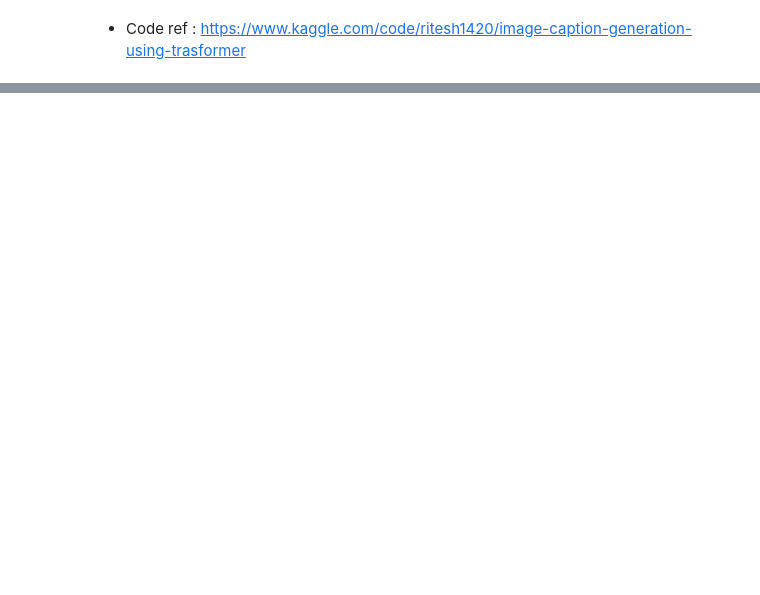
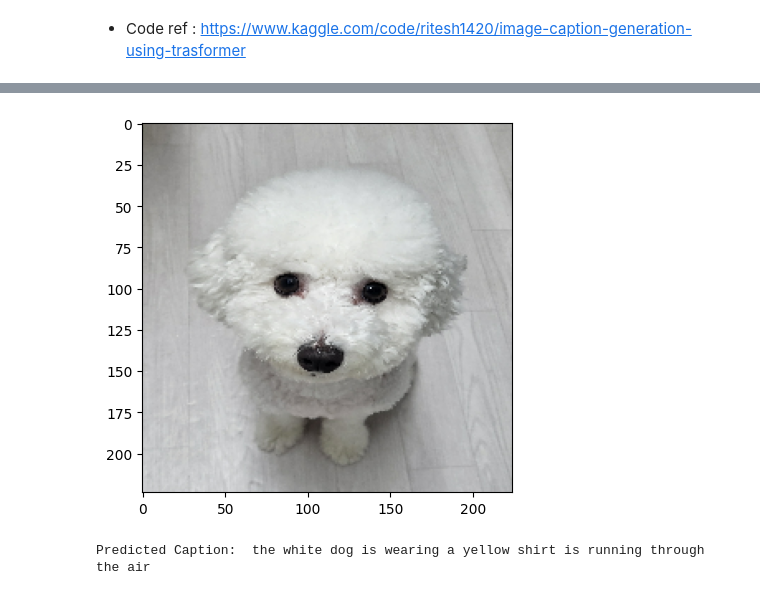
Before and after one commit to hji1014/HJI_Deep-Learning, a Jupyter notebook: 01_Tensorflow_2.x/06_Basic_NIC-with-Transformer/01_Basic_NIC+Transformer.ipynb, the cells around one changed output, grey strips where cells are left out. Saved outputs shown, nothing was run; the diff lists cells and outputs as text; code cells hidden in the pictures; blank space fills up the shorter version.

```diff
--- a/01_Tensorflow_2.x/06_Basic_NIC-with-Transformer/01_Basic_NIC+Transformer.ipynb
+++ b/01_Tensorflow_2.x/06_Basic_NIC-with-Transformer/01_Basic_NIC+Transformer.ipynb
@@ -16,0 +183,8 @@
+# %%
+# Load the dataset
+captions_mapping, text_data = load_captions_data('C:/users/user02/PycharmProjects/py_37/01_DL_practice/01_Tensorflow_2.x/03_Basic_NIC/show_and_tell_implementation-master/Flickr8k_text/captions.txt')
+
+# Split the dataset into training and validation sets
+train_data, valid_data = train_val_split(captions_mapping)
+print("Number of training samples: ", len(train_data))
+print("Number of validation samples: ", len(valid_data))
@@ -16,0 +630,40 @@
+# %%
+def generate_caption_test(image_path):
+    # Select a random image from the validation dataset
+    sample_img = image_path
+
+    # Read the image from the disk
+    sample_img = decode_and_resize(sample_img)
+    img = sample_img.numpy().clip(0, 255).astype(np.uint8)
+    plt.imshow(img)
+    plt.show()
+
+    # Pass the image to the CNN
+    img = tf.expand_dims(sample_img, 0)
+    img = caption_model.cnn_model(img)
+
+    # Pass the image features to the Transformer encoder
+    encoded_img = caption_model.encoder(img, training=False)
+
+    # Generate the caption using the Transformer decoder
+    decoded_caption = "<start> "
+    for i in range(max_decoded_sentence_length):
+        tokenized_caption = vectorization([decoded_caption])[:, :-1]
+        mask = tf.math.not_equal(tokenized_caption, 0)
+        predictions = caption_model.decoder(
+            tokenized_caption, encoded_img, training=False, mask=mask
+        )
+        sampled_token_index = np.argmax(predictions[0, i, :])
+        sampled_token = index_lookup[sampled_token_index]
+        if sampled_token == " <end>":
+            break
+        decoded_caption += " " + sampled_token
+
+    decoded_caption = decoded_caption.replace("<start> ", "")
+    decoded_caption = decoded_caption.replace(" <end>", "").strip()
+    print("Predicted Caption: ", decoded_caption)
+# %%
+generate_caption_test('C:/users/user02/PycharmProjects/py_37/01_DL_practice/01_Tensorflow_2.x/06_Basic_NIC-with-Transformer/test_data/KakaoTalk_20231031_144614511.jpg')
+# %% [output]
+[figure, added]
+Predicted Caption:  the white dog is wearing a yellow shirt is running through the air
```
Also changed, not shown: parts of 26 cells of this notebook.
